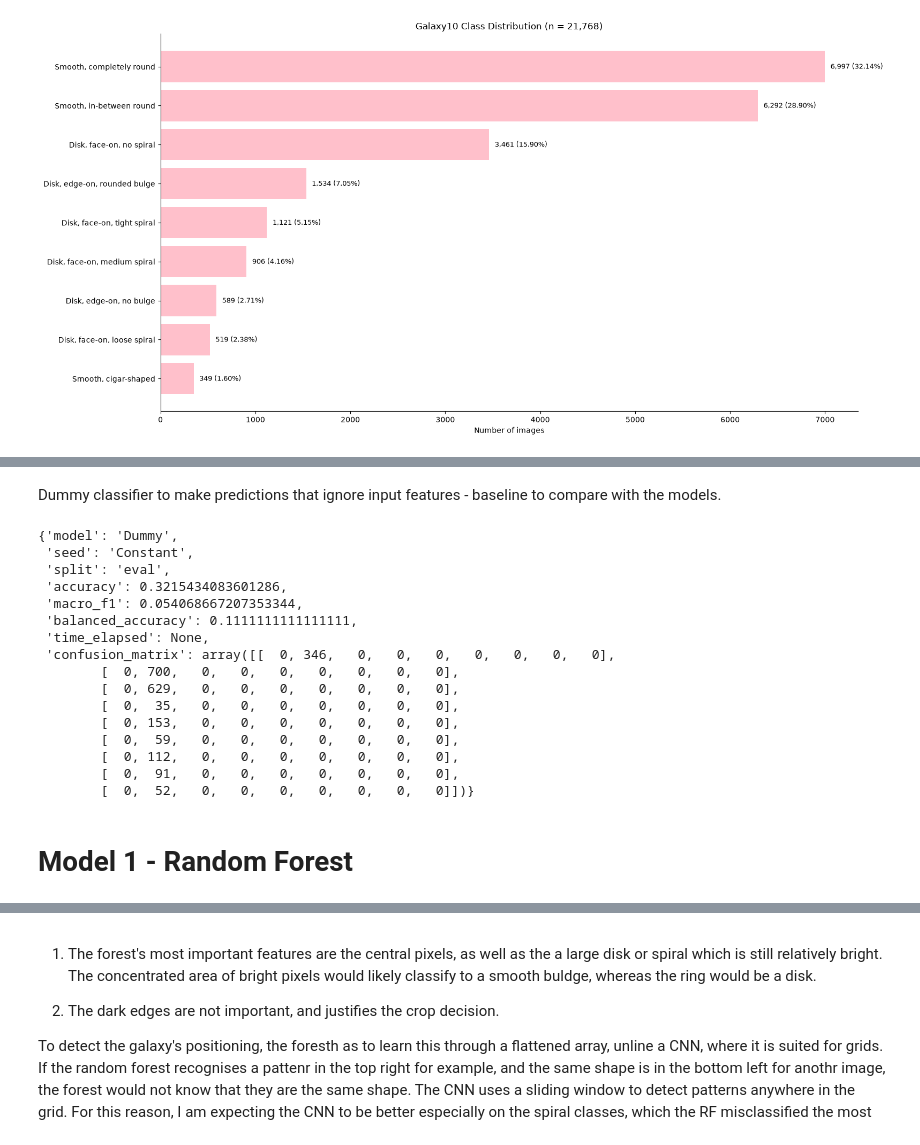
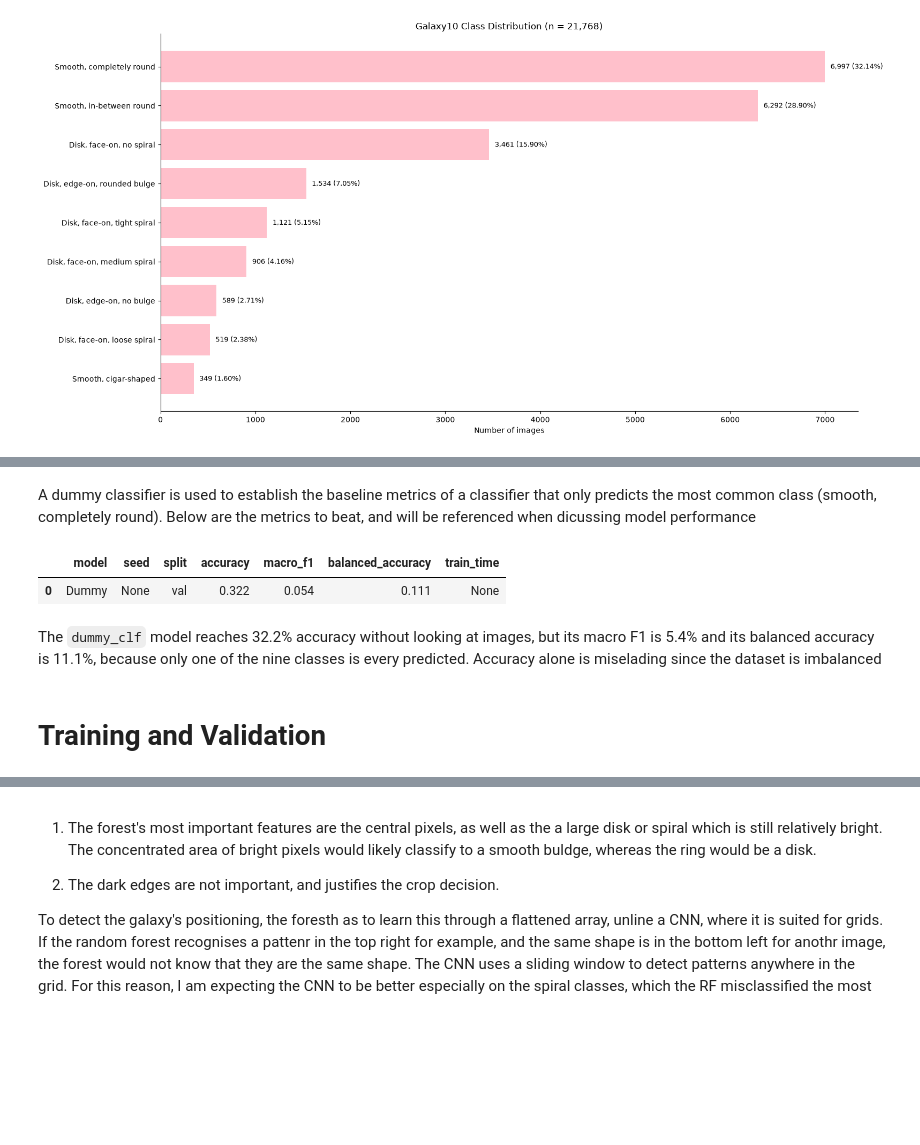
Before and after one commit to AyoubGutin/galaxy_classification, a Jupyter notebook: main.ipynb, the cells around one changed output, grey strips where cells are left out. Saved outputs shown, nothing was run; the diff lists cells and outputs as text; code cells hidden in the pictures; blank space fills up the shorter version.

```diff
--- a/main.ipynb
+++ b/main.ipynb
@@ -268,20 +291,16 @@ Hence, why I am splitting on indexes, not the data, so I can apply them as neede
 # %%
-idx = np.arange(len(y))
+idx = np.arange(len(y)) # move to config,should pass count.
 
 idx_rest, idx_test = sk.model_selection.train_test_split(
-    idx, test_size=0.20, stratify=y, random_state=42) # 20% of the data is for testing.
+    idx, test_size=0.20, stratify=y, random_state=42)
 
-
-# on the 80% data, the eval size should be 10% of total.
-idx_train, idx_eval = sk.model_selection.train_test_split(
+idx_train, idx_val = sk.model_selection.train_test_split(
     idx_rest, test_size=0.125, stratify=y[idx_rest], random_state=42
 )
 
-
-# Ratios over total.
 print(f'Training Proportion: {(round(len(idx_train) / len(idx) * 100))}%')
 print(f'Test Proportion: {(round(len(idx_test) / len(idx) * 100))}%')
-print(f'Evaluation Proportion: {(round(len(idx_eval) / len(idx) * 100))}%')
+print(f'Validation Proportion: {(round(len(idx_val) / len(idx) * 100))}%')
 # %% [output]
 Training Proportion: 70%
 Test Proportion: 20%
@@ -304,25 +323,19 @@ Per class:
 # %%
+results = []
+
 def evaluate(y_true, y_pred,
-             model_name=None, seed=None, split=None, CLASS_NAMES=None, time=None):
+             model_name=None, seed=None, split=None, class_names=None, train_time=None):
     '''
-    The predicted values and the actual values in the same order are inputted. It only takes labels.
-
     The function builds a confusion matrix, and a classification report, which highlights key metrics,
     for a given model/split/seed.
-
-    Metrics of concern:
-
-    - Accuracy
-    - Macro F1
-    - Balanced Accuracy
     '''
-    labels = np.arange(len(CLASS_NAMES)) if CLASS_NAMES else None
+    labels = np.arange(len(class_names)) if class_names else None
 
     cm = sk.metrics.confusion_matrix(y_true, y_pred, labels=labels)
 
     cr = sk.metrics.classification_report(
         y_true, y_pred,
-        labels=labels, target_names=CLASS_NAMES,
+        labels=labels, target_names=class_names,
         output_dict=True,
         zero_division=0
     )
@@ -335,35 +348,30 @@ def evaluate(y_true, y_pred,
         'accuracy': cr['accuracy'],
         'macro_f1': cr['macro avg']['f1-score'],
         'balanced_accuracy': cr['macro avg']['recall'],
-        'time_elapsed': time,
+        'train_time': train_time,
         'confusion_matrix': cm
 
     }
+
+def clean_output(results):
+    '''
+    Drops the confusion matrix, and rounds the raw model table from evaluate for display
+    '''
+    results_df = pd.DataFrame(results).drop(columns='confusion_matrix')
+    return results_df.round(3)
-# %% [markdown]
-Dummy classifier to make predictions that ignore input features - baseline to compare with the models.
+# %% [markdown]
+A dummy classifier is used to establish the baseline metrics of a classifier that only predicts the most common class (smooth, completely round). Below are the metrics to beat, and will be referenced when dicussing model performance
 # %%
 dummy_clf = sk.dummy.DummyClassifier(strategy='most_frequent')
 dummy_clf.fit(X[idx_train], y[idx_train])
 
-y_pred = dummy_clf.predict(X[idx_eval])
-floor = evaluate(y[idx_eval], y_pred, 'Dummy', 'Constant', 'eval', CLASS_NAMES)
-floor
+y_pred = dummy_clf.predict(X[idx_val])
+results.append(evaluate(y[idx_val], y_pred, 'Dummy', split='val', class_names=CLASS_NAMES))
+clean_output(results)
 # %% [output]
-{'model': 'Dummy',
- 'seed': 'Constant',
- 'split': 'eval',
- 'accuracy': 0.3215434083601286,
- 'macro_f1': 0.054068667207353344,
- 'balanced_accuracy': 0.1111111111111111,
- 'time_elapsed': None,
- 'confusion_matrix': array([[  0, 346,   0,   0,   0,   0,   0,   0,   0],
-        [  0, 700,   0,   0,   0,   0,   0,   0,   0],
-        [  0, 629,   0,   0,   0,   0,   0,   0,   0],
-        [  0,  35,   0,   0,   0,   0,   0,   0,   0],
-        [  0, 153,   0,   0,   0,   0,   0,   0,   0],
-        [  0,  59,   0,   0,   0,   0,   0,   0,   0],
-        [  0, 112,   0,   0,   0,   0,   0,   0,   0],
-        [  0,  91,   0,   0,   0,   0,   0,   0,   0],
-        [  0,  52,   0,   0,   0,   0,   0,   0,   0]])}
+|  | model | seed | split | accuracy | macro_f1 | balanced_accuracy | train_time |
+| 0 | Dummy | None | val | 0.322 | 0.054 | 0.111 | None |
+# %% [markdown]
+The `dummy_clf` model reaches 32.2% accuracy without looking at images, but its macro F1 is 5.4% and its balanced accuracy is 11.1%, because only one of the nine classes is every predicted. Accuracy alone is miselading since the dataset is imbalanced
 # %% [markdown]
-# Model 1 - Random Forest
+# Training and Validation
```
Also changed, not shown: parts of 45 cells of this notebook.
